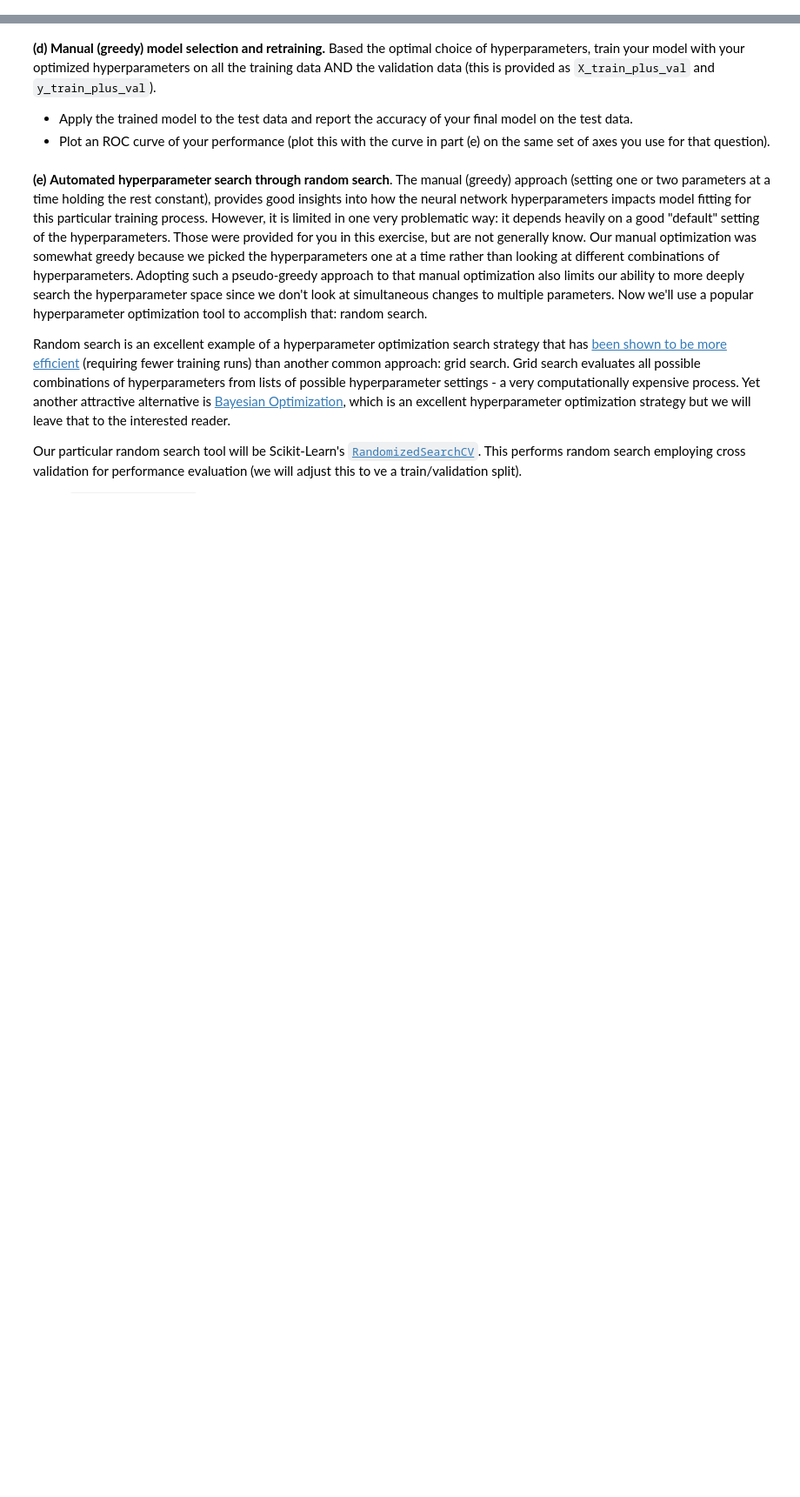
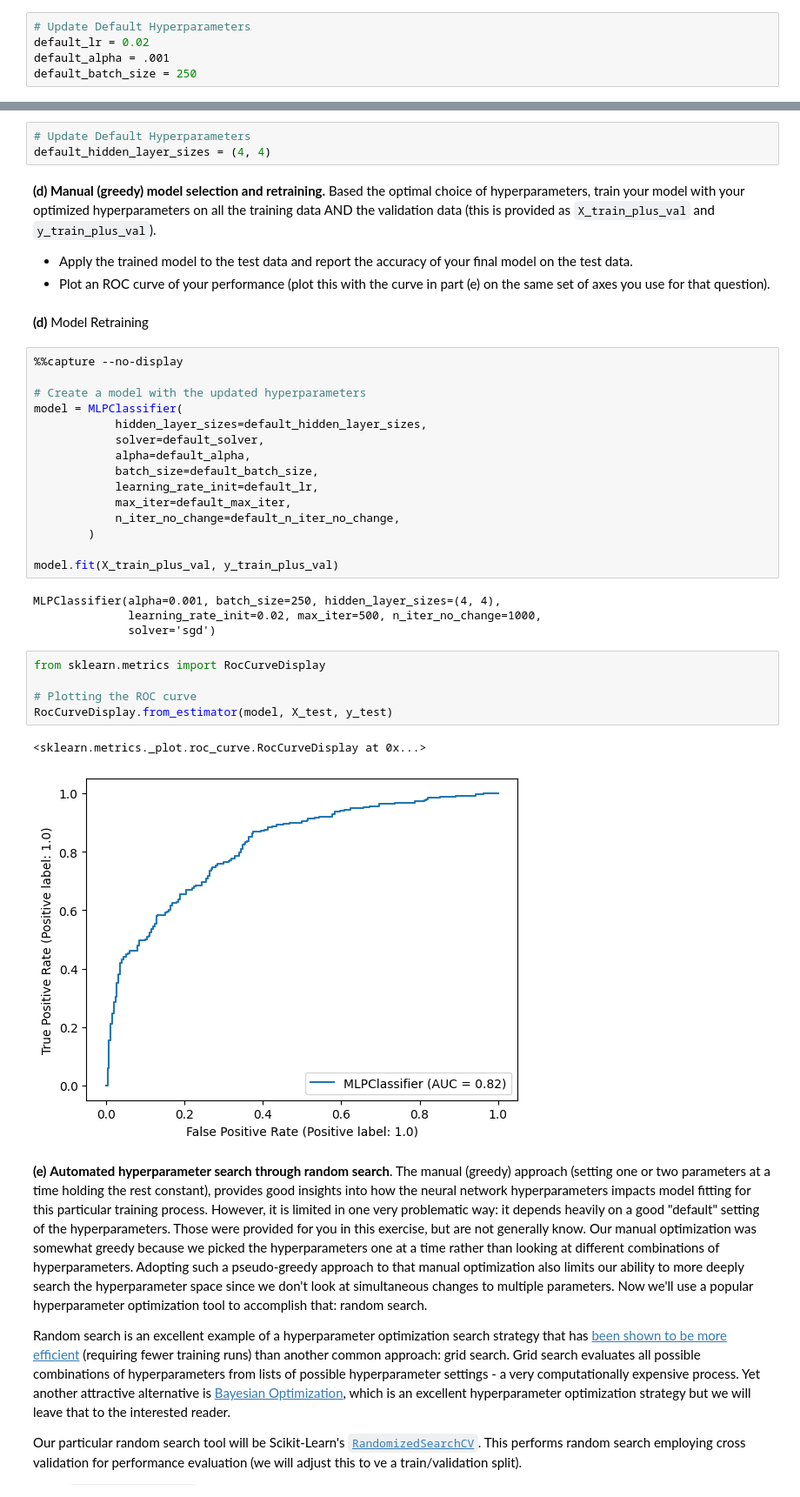
Before and after one commit to nick-carroll1/ids705, a Jupyter notebook: assignments/Assignment_4.ipynb, the cells around one changed output, grey strips where cells are left out. Shown at 87% size. Saved outputs shown, nothing was run; the diff lists cells and outputs as text; blank space fills up the shorter version.

```diff
--- a/assignments/Assignment_4.ipynb
+++ b/assignments/Assignment_4.ipynb
@@ -277,3 +352,8 @@ For each of these cases:
+# %%
+# Update Default Hyperparameters
+default_lr = 0.02
+default_alpha = .001
+default_batch_size = 250
 # %% [markdown]
 **(c) Manual (greedy) hyperparameter tuning II: manually optimize hyperparameters that impact the model architecture.** Next, we want to explore the impact of the model architecture on performance and optimize its selection. This means varying two parameters at a time instead of one as above. To do this, evaluate the validation accuracy resulting from training the model using each pair of possible numbers of nodes per layer and number of layers from the lists below. We will assume that for any given configuration the number of nodes in each layer is the same (e.g. (2,2,2), which would be a 3-layer network with 2 hidden node in each layer and (25,25) are valid, but (2,5,3) is not because the number of hidden nodes varies in each layer). Use the manually optimized values for learning rate, regularization, and batch size selected from section (b).
 - Number of nodes per layer: $[1,2,3,4,5,10,15,25,30]$
@@ -285,7 +423,39 @@ Report the accuracy of your model on the validation data. For plotting these res
+# %%
+# Update Default Hyperparameters
+default_hidden_layer_sizes = (4, 4)
 # %% [markdown]
 **(d) Manual (greedy) model selection and retraining.** Based the optimal choice of hyperparameters, train your model with your optimized hyperparameters on all the training data AND the validation data (this is provided as `X_train_plus_val` and `y_train_plus_val`).
 - Apply the trained model to the test data and report the accuracy of your final model on the test data.
 - Plot an ROC curve of your performance (plot this with the curve in part (e) on the same set of axes you use for that question).
+# %% [markdown]
+**(d)** Model Retraining
+# %%
+%%capture --no-display
+
+# Create a model with the updated hyperparameters
+model = MLPClassifier(
+            hidden_layer_sizes=default_hidden_layer_sizes,
+            solver=default_solver,
+            alpha=default_alpha,
+            batch_size=default_batch_size,
+            learning_rate_init=default_lr,
+            max_iter=default_max_iter,
+            n_iter_no_change=default_n_iter_no_change,
+        )
+
+model.fit(X_train_plus_val, y_train_plus_val)
+# %% [output]
+MLPClassifier(alpha=0.001, batch_size=250, hidden_layer_sizes=(4, 4),
+              learning_rate_init=0.02, max_iter=500, n_iter_no_change=1000,
+              solver='sgd')
+# %%
+from sklearn.metrics import RocCurveDisplay
+
+# Plotting the ROC curve
+RocCurveDisplay.from_estimator(model, X_test, y_test)
+# %% [output]
+<sklearn.metrics._plot.roc_curve.RocCurveDisplay at 0x...>
+[figure, added]
 # %% [markdown]
 **(e)** **Automated hyperparameter search through random search**. The manual (greedy) approach (setting one or two parameters at a time holding the rest constant), provides good insights into how the neural network hyperparameters impacts model fitting for this particular training process. However, it is limited in one very problematic way: it depends heavily on a good "default" setting of the hyperparameters. Those were provided for you in this exercise, but are not generally know. Our manual optimization was somewhat greedy because we picked the hyperparameters one at a time rather than looking at different combinations of hyperparameters. Adopting such a pseudo-greedy approach to that manual optimization also limits our ability to more deeply search the hyperparameter space since we don't look at simultaneous changes to multiple parameters. Now we'll use a popular hyperparameter optimization tool to accomplish that: random search.
 
```
Also changed, not shown: parts of 7 cells of this notebook.
